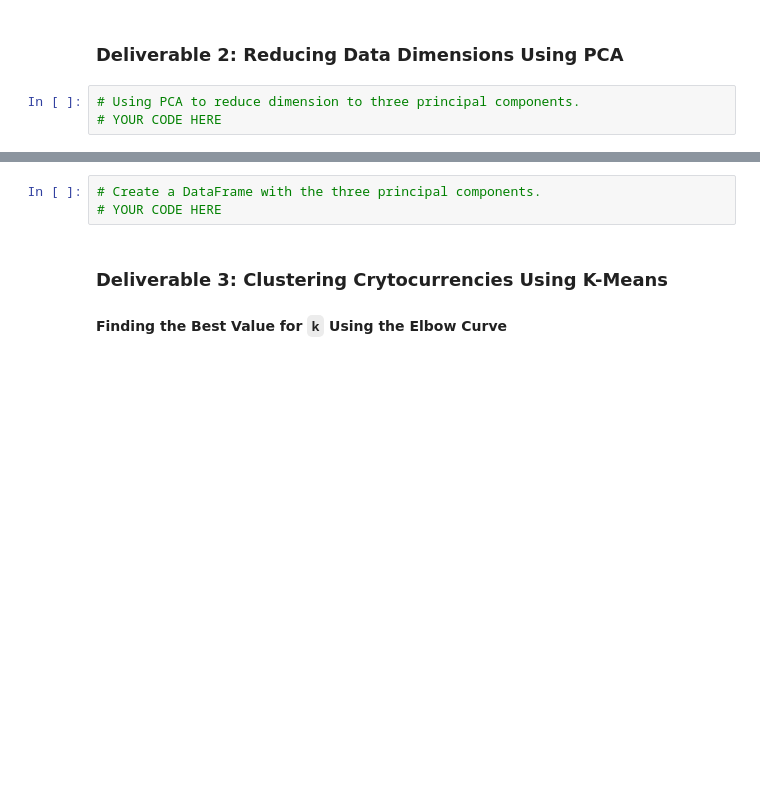
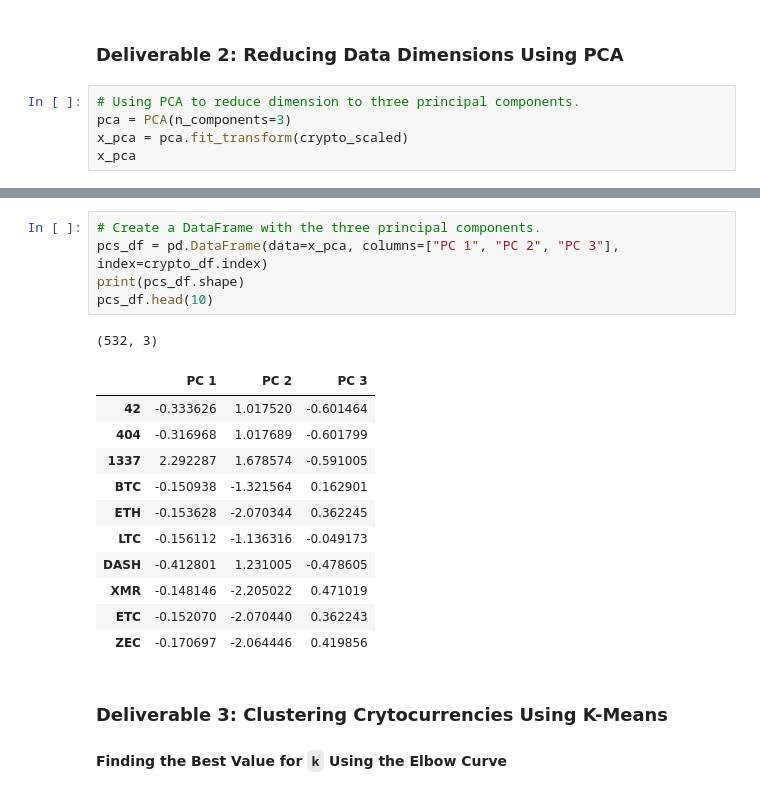
Before and after one commit to dalejandri/Cryptocurrencies, a Jupyter notebook: crypto_clustering.ipynb, the cells around one changed output, grey strips where cells are left out. Drawn from its saved outputs; the diff is of its cells as text; blank space fills up the shorter version.

Commit message:
Deliverable 2
Reducing Data Dimensions Using PCA

```diff
--- a/crypto_clustering.ipynb
+++ b/crypto_clustering.ipynb
@@ -185,4 +185,6 @@ print(crypto_scaled)
 ### Deliverable 2: Reducing Data Dimensions Using PCA
 # %%
 # Using PCA to reduce dimension to three principal components.
-# YOUR CODE HERE
+pca = PCA(n_components=3)
+x_pca = pca.fit_transform(crypto_scaled)
+x_pca
@@ -189,6 +199,21 @@ print(crypto_scaled)
-# %%
-# Create a DataFrame with the three principal components.
-# YOUR CODE HERE
+# %%
+# Create a DataFrame with the three principal components.
+pcs_df = pd.DataFrame(data=x_pca, columns=["PC 1", "PC 2", "PC 3"], index=crypto_df.index)
+print(pcs_df.shape)
+pcs_df.head(10)
+# %% [output]
+(532, 3)
+|  | PC 1 | PC 2 | PC 3 |
+| 42 | -0.333626 | 1.017520 | -0.601464 |
+| 404 | -0.316968 | 1.017689 | -0.601799 |
+| 1337 | 2.292287 | 1.678574 | -0.591005 |
+| BTC | -0.150938 | -1.321564 | 0.162901 |
+| ETH | -0.153628 | -2.070344 | 0.362245 |
+| LTC | -0.156112 | -1.136316 | -0.049173 |
+| DASH | -0.412801 | 1.231005 | -0.478605 |
+| XMR | -0.148146 | -2.205022 | 0.471019 |
+| ETC | -0.152070 | -2.070440 | 0.362243 |
+| ZEC | -0.170697 | -2.064446 | 0.419856 |
 # %% [markdown]
 ### Deliverable 3: Clustering Crytocurrencies Using K-Means
 
```
Also changed, not shown: parts of 2 cells of this notebook, 1 other file.
